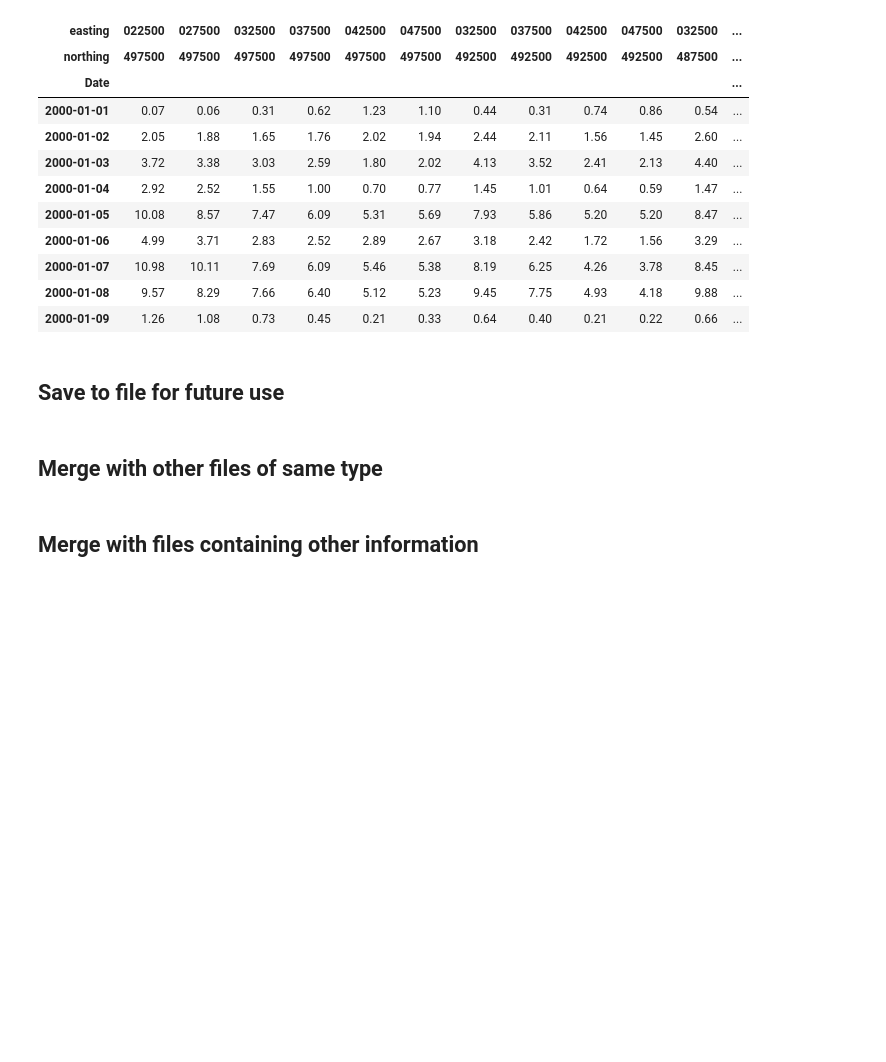
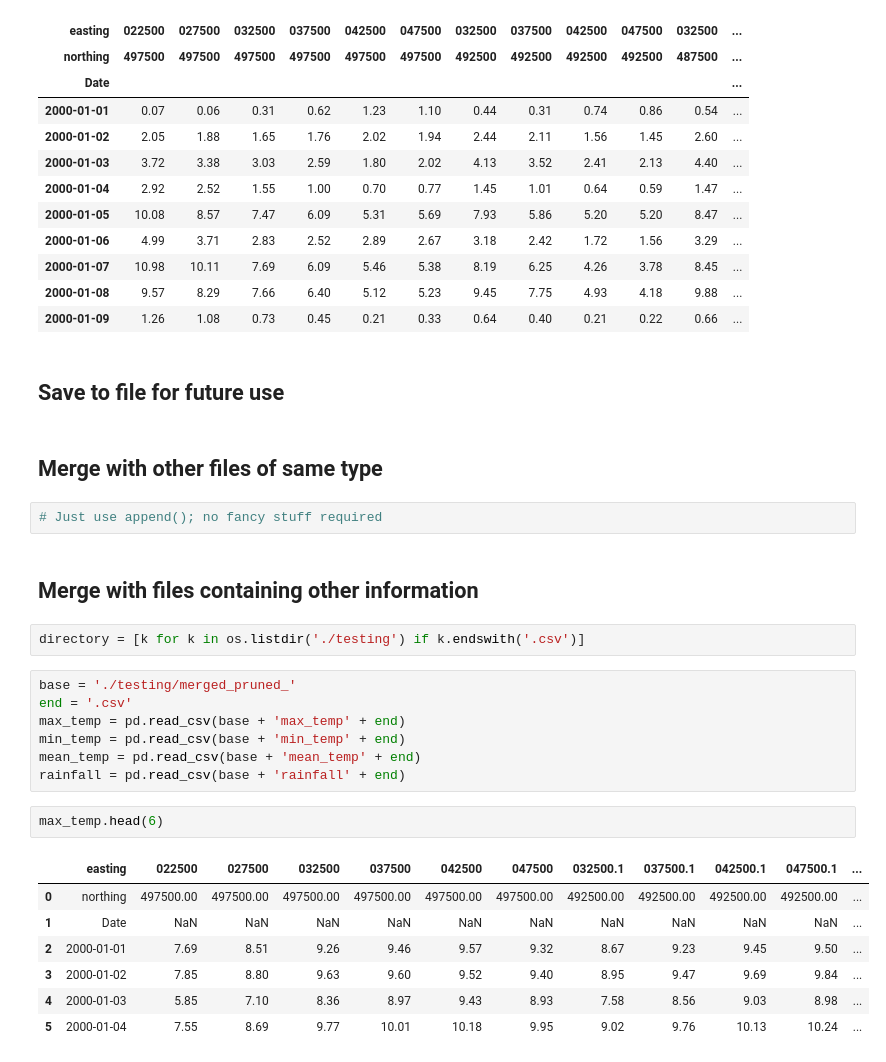
Before and after one commit to camshepherd/COMP6235, a Jupyter notebook: met_pruning_py.ipynb, the cells around one changed output. Drawn from its saved outputs; the diff is of its cells as text; blank space fills up the shorter version.

```diff
--- a/met_pruning_py.ipynb
+++ b/met_pruning_py.ipynb
@@ -187,5 +175,26 @@ frame_multi_pruned.head(9)
 ## Save to file for future use
 # %% [markdown]
 ## Merge with other files of same type
+# %%
+# Just use append(); no fancy stuff required
 # %% [markdown]
 ## Merge with files containing other information
+# %%
+directory = [k for k in os.listdir('./testing') if k.endswith('.csv')]
+# %%
+base = './testing/merged_pruned_'
+end = '.csv'
+max_temp = pd.read_csv(base + 'max_temp' + end)
+min_temp = pd.read_csv(base + 'min_temp' + end)
+mean_temp = pd.read_csv(base + 'mean_temp' + end)
+rainfall = pd.read_csv(base + 'rainfall' + end)
+# %%
+max_temp.head(6)
+# %% [output]
+|  | easting | 022500 | 027500 | 032500 | 037500 | 042500 | 047500 | 032500.1 | 037500.1 | 042500.1 | 047500.1 | ... |
+| 0 | northing | 497500.00 | 497500.00 | 497500.00 | 497500.00 | 497500.00 | 497500.00 | 492500.00 | 492500.00 | 492500.00 | 492500.00 | ... |
+| 1 | Date | NaN | NaN | NaN | NaN | NaN | NaN | NaN | NaN | NaN | NaN | ... |
+| 2 | 2000-01-01 | 7.69 | 8.51 | 9.26 | 9.46 | 9.57 | 9.32 | 8.67 | 9.23 | 9.45 | 9.50 | ... |
+| 3 | 2000-01-02 | 7.85 | 8.80 | 9.63 | 9.60 | 9.52 | 9.40 | 8.95 | 9.47 | 9.69 | 9.84 | ... |
+| 4 | 2000-01-03 | 5.85 | 7.10 | 8.36 | 8.97 | 9.43 | 8.93 | 7.58 | 8.56 | 9.03 | 8.98 | ... |
+| 5 | 2000-01-04 | 7.55 | 8.69 | 9.77 | 10.01 | 10.18 | 9.95 | 9.02 | 9.76 | 10.13 | 10.24 | ... |
```
Also changed, not shown: parts of 3 cells of this notebook, 1 other file.
